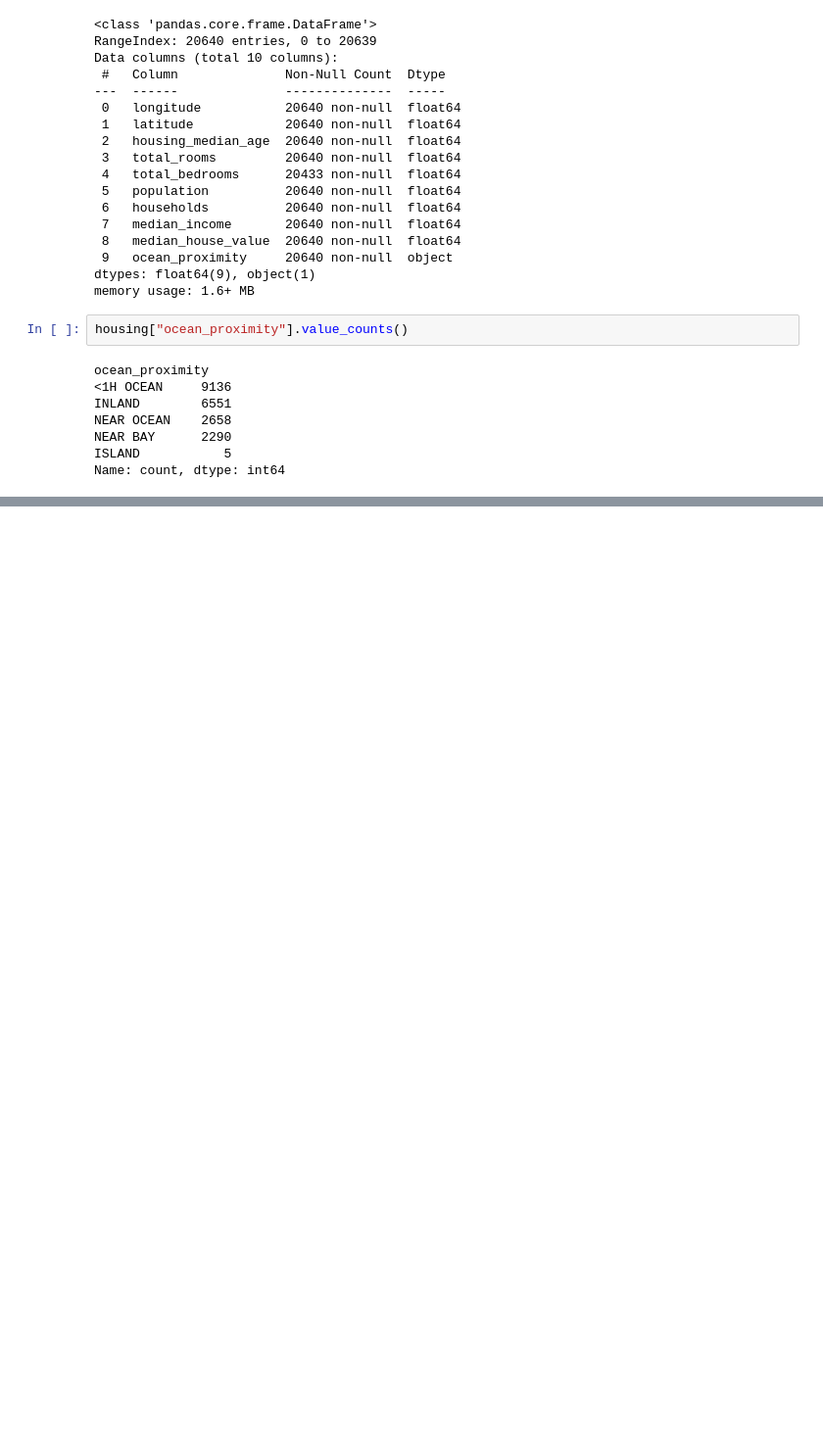
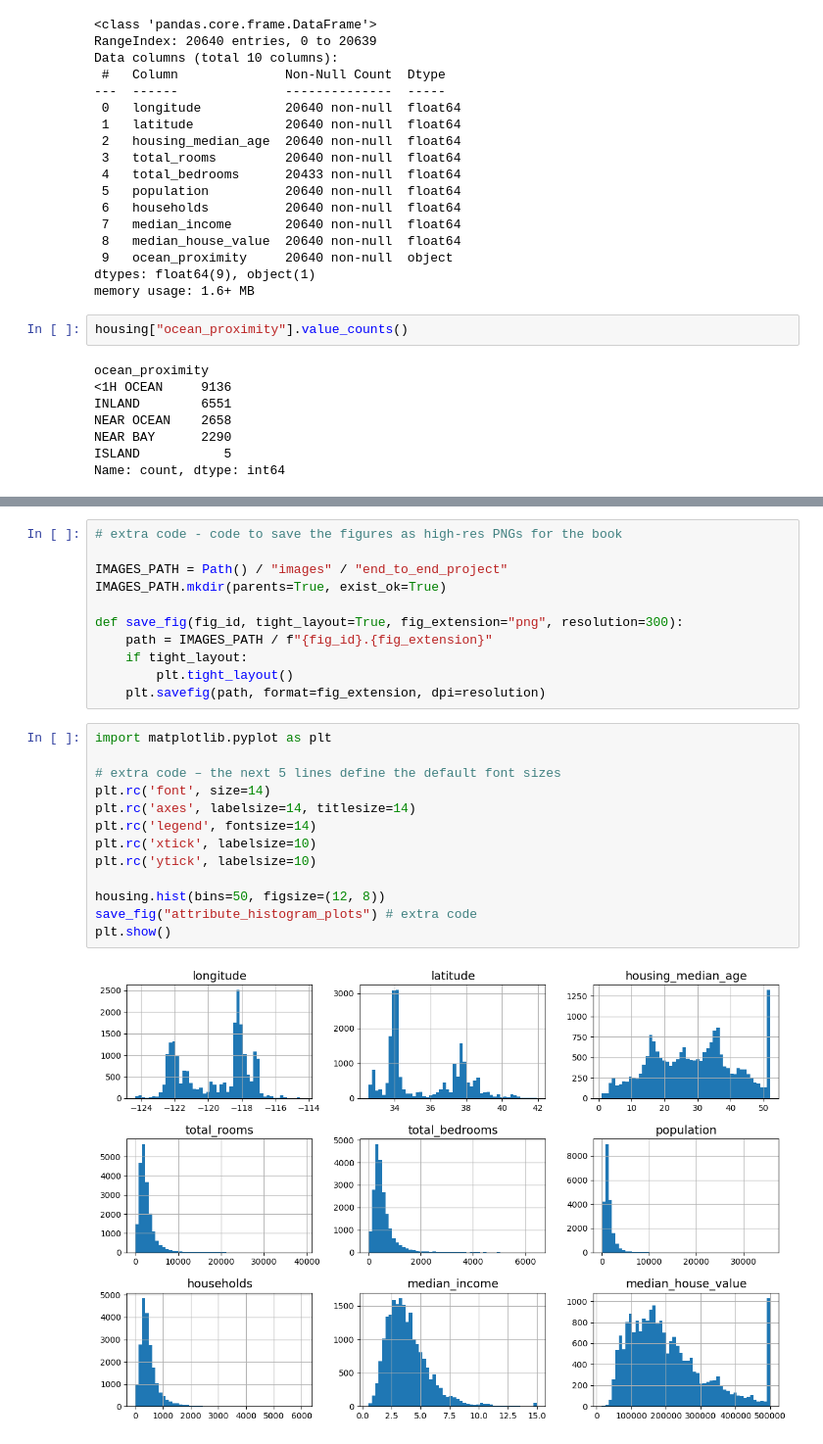
Before and after one commit to mfoyedele/handson-ml3, a Jupyter notebook: 02_end_to_end_machine_learning_project.ipynb, the cells around one changed output, grey strips where cells are left out. Shown: that part at 98% size. Cells and saved outputs as stored; diff of their text form; blank space fills up the shorter version.

Commit message:
Display attribute histogram plots

```diff
--- a/02_end_to_end_machine_learning_project.ipynb
+++ b/02_end_to_end_machine_learning_project.ipynb
@@ -89,3 +89,29 @@ housing.describe()
 | 50% | -118.490000 | 34.260000 | 29.000000 | 2127.000000 | 435.000000 | 1166.000000 | 409.000000 | ... |
 | 75% | -118.010000 | 37.710000 | 37.000000 | 3148.000000 | 647.000000 | 1725.000000 | 605.000000 | ... |
 | max | -114.310000 | 41.950000 | 52.000000 | 39320.000000 | 6445.000000 | 35682.000000 | 6082.000000 | ... |
+# %%
+# extra code - code to save the figures as high-res PNGs for the book
+
+IMAGES_PATH = Path() / "images" / "end_to_end_project"
+IMAGES_PATH.mkdir(parents=True, exist_ok=True)
+
+def save_fig(fig_id, tight_layout=True, fig_extension="png", resolution=300):
+    path = IMAGES_PATH / f"{fig_id}.{fig_extension}"
+    if tight_layout:
+        plt.tight_layout()
+    plt.savefig(path, format=fig_extension, dpi=resolution)
+# %%
+import matplotlib.pyplot as plt
+
+# extra code – the next 5 lines define the default font sizes
+plt.rc('font', size=14)
+plt.rc('axes', labelsize=14, titlesize=14)
+plt.rc('legend', fontsize=14)
+plt.rc('xtick', labelsize=10)
+plt.rc('ytick', labelsize=10)
+
+housing.hist(bins=50, figsize=(12, 8))
+save_fig("attribute_histogram_plots") # extra code
+plt.show()
+# %% [output]
+[figure, added]
```
Also changed, not shown: 1 other file.
